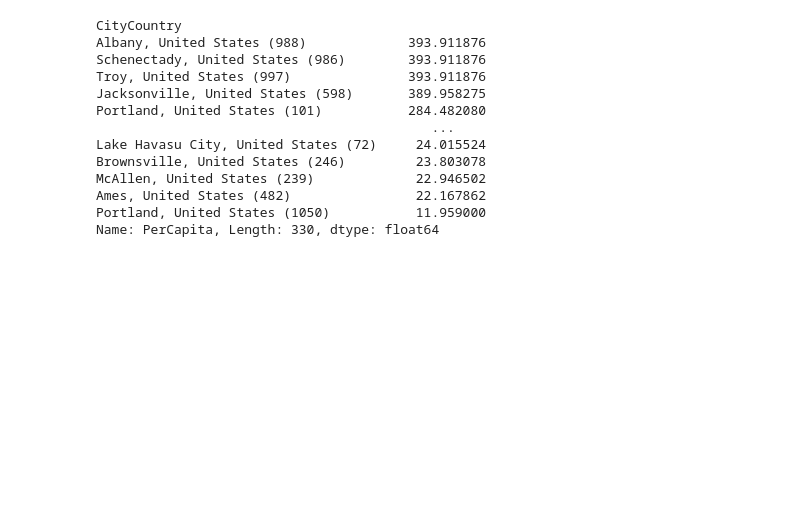
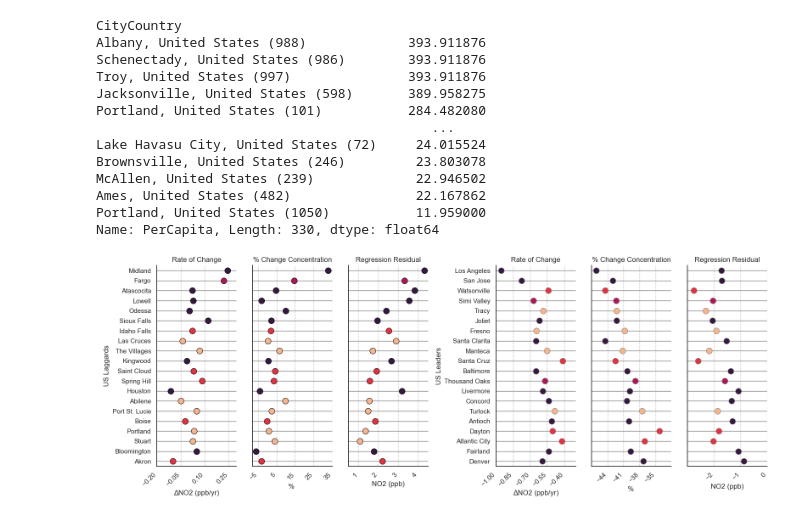
Before and after one commit to sararunkel/LeadersLaggards, a Jupyter notebook: fullUSregression.ipynb, the cells around one changed output. Saved outputs shown, nothing was run; the diff lists cells and outputs as text; code cells hidden in the pictures; blank space fills up the shorter version.

```diff
--- a/fullUSregression.ipynb
+++ b/fullUSregression.ipynb
@@ -275,3 +282,14 @@ import matplotlib.pyplot as plt
+# %%
+fig = plt.figure(figsize=(16,6))
+gs = gridspec.GridSpec(1, 2)
+
+mg0 = SeabornFig2Grid(g1, fig, gs[0])
+mg1 = SeabornFig2Grid(g, fig, gs[1])
+gs.tight_layout(fig)
+
+fig.savefig(output_dir+'Final Leaders and Laggards.eps',format='eps')
+# %% [output]
+[figure, added]
 # %%
 sns.set(font_scale=1)
 sns.set_theme(style='white')
```
Also changed, not shown: parts of 21 cells of this notebook, 2 other files.
